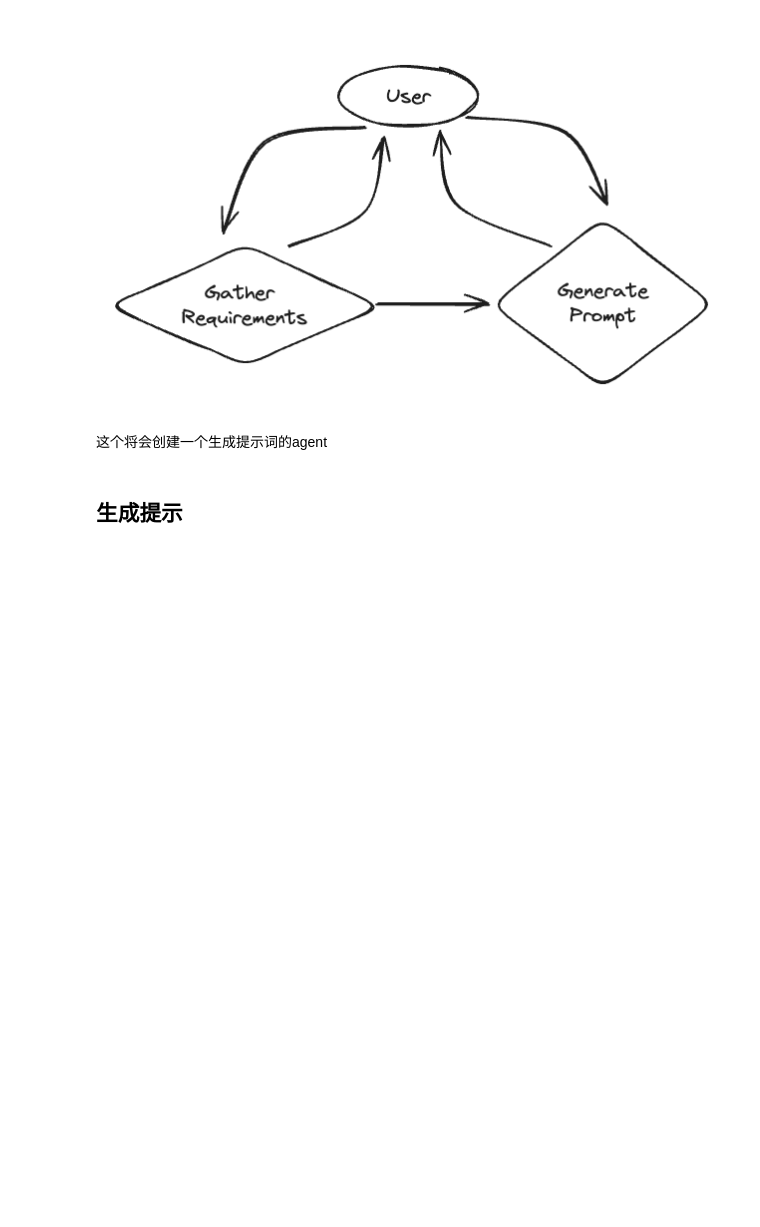
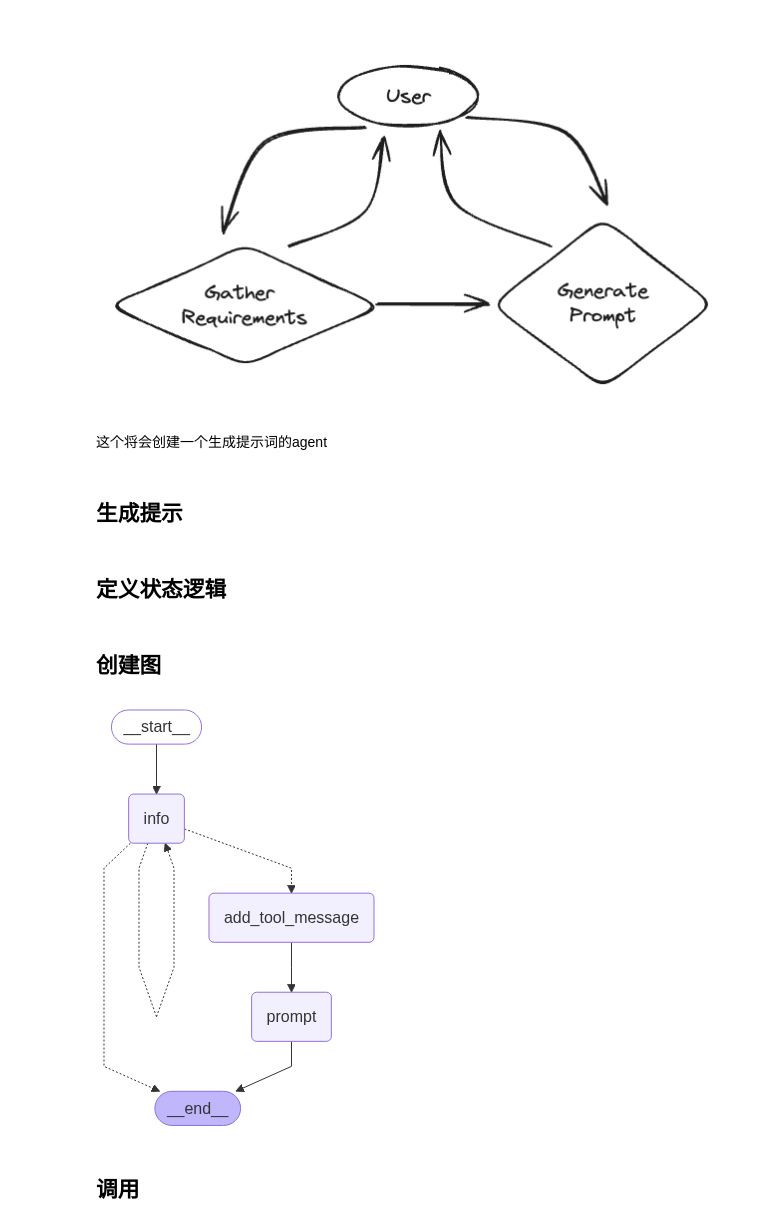
Before and after one commit to barry166/langgraph-dev, a Jupyter notebook: prompt_agnet.ipynb, the cells around one changed output. Saved outputs shown, nothing was run; the diff lists cells and outputs as text; code cells hidden in the pictures; blank space fills up the shorter version.

Commit message:
feat：prompt提示词增强agent

```diff
--- a/prompt_agnet.ipynb
+++ b/prompt_agnet.ipynb
@@ -108,3 +118,5 @@ def prompt_gen_chain(state):
     messages = get_prompt_messages(state["messages"])
     response = llm.invoke(messages)
     return {"messages": [response]}
+# %% [markdown]
+## 定义状态逻辑
@@ -110,0 +136,45 @@ def prompt_gen_chain(state):
+# %% [markdown]
+## 创建图
+# %%
+from langgraph.checkpoint.memory import InMemorySaver
+from langgraph.graph import StateGraph, START
+from langgraph.graph.message import add_messages
+from typing import Annotated
+from typing_extensions import TypedDict
+
+
+class State(TypedDict):
+    messages: Annotated[list, add_messages]
+
+
+memory = InMemorySaver()
+workflow = StateGraph(State)
+workflow.add_node("info", info_chain)
+workflow.add_node("prompt", prompt_gen_chain)
+
+
+@workflow.add_node
+def add_tool_message(state: State):
+    return {
+        "messages": [
+            ToolMessage(
+                content="Prompt generated!",
+                tool_call_id=state["messages"][-1].tool_calls[0]["id"],
+            )
+        ]
+    }
+
+
+workflow.add_conditional_edges("info", get_state, ["add_tool_message", "info", END])
+workflow.add_edge("add_tool_message", "prompt")
+workflow.add_edge("prompt", END)
+workflow.add_edge(START, "info")
+graph = workflow.compile(checkpointer=memory)
+# %%
+from IPython.display import Image, display
+
+display(Image(graph.get_graph().draw_mermaid_png()))
+# %% [output]
+[figure, added]
+# %% [markdown]
+## 调用
```
Also changed, not shown: parts of 4 cells of this notebook, 2 other files.
